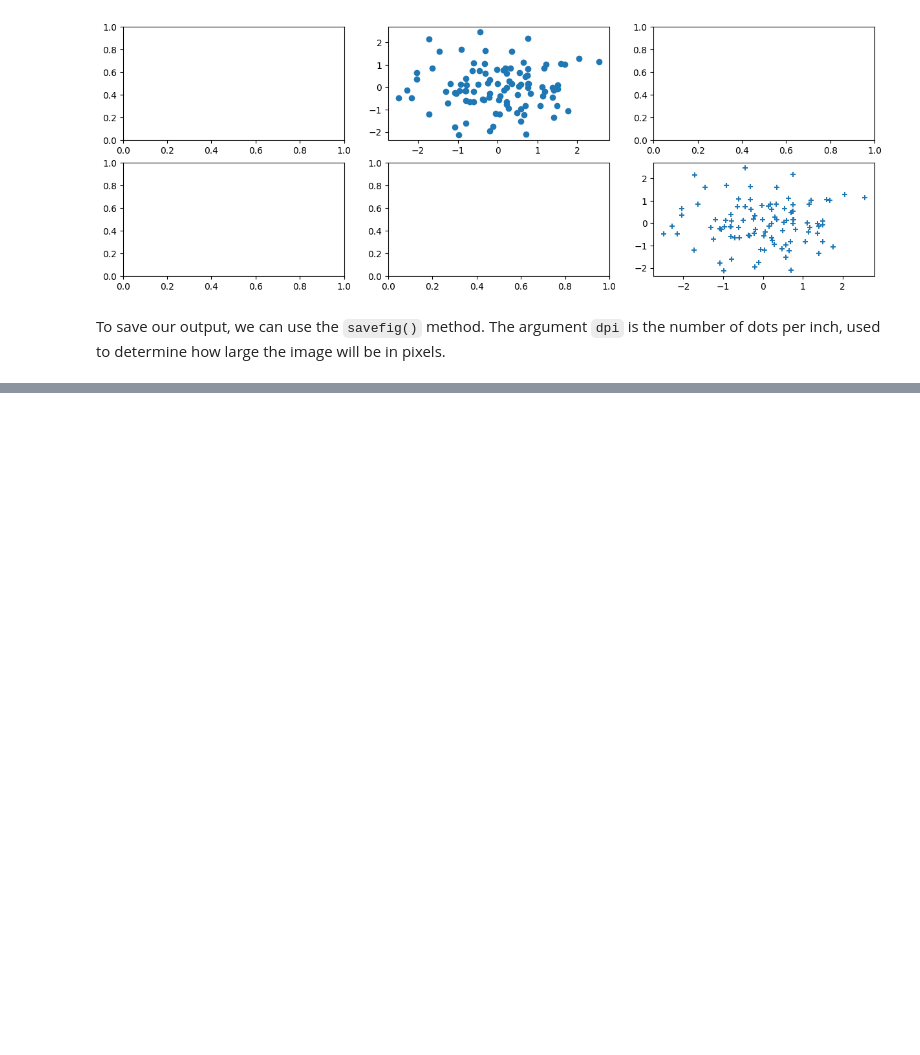
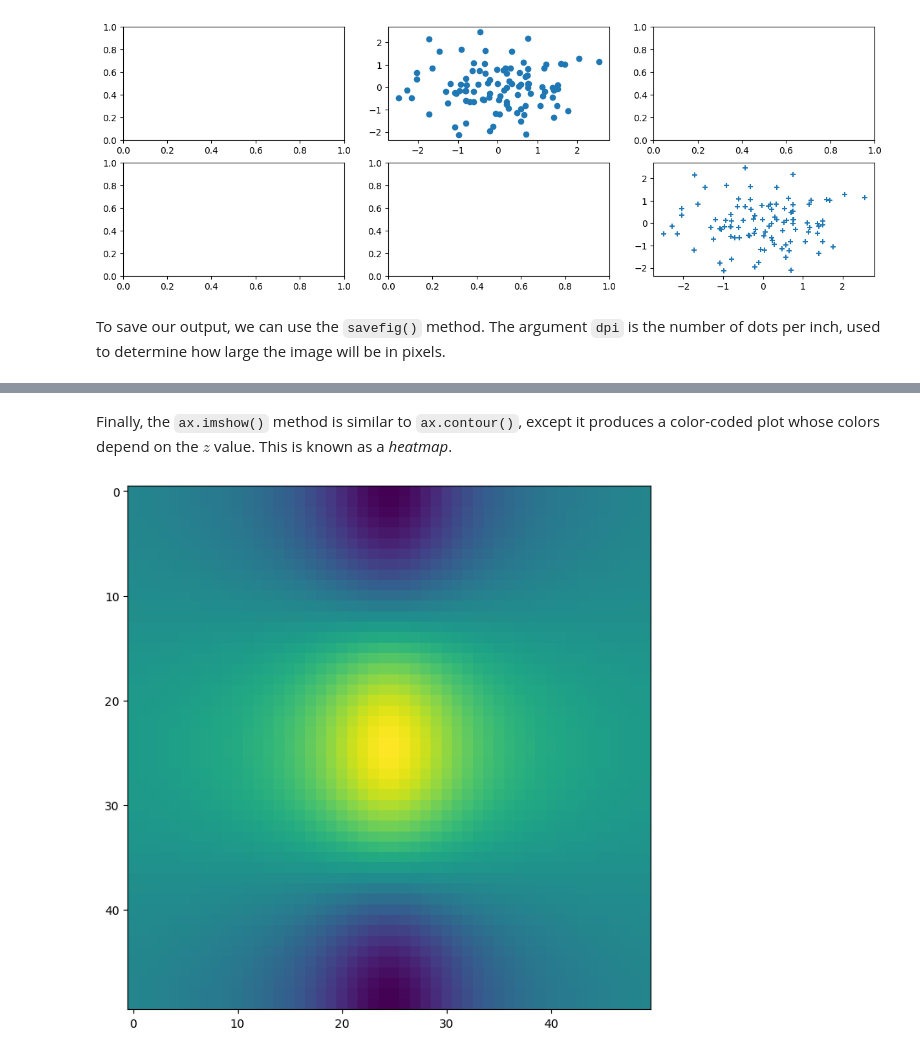
Before and after one commit to justingroves/ISLP, a Jupyter notebook: Jupyter Labs/Chapter 2 Statistical Learning/2.3 Introduction to Python.ipynb, the cells around one changed output, grey strips where cells are left out. Drawn from its saved outputs; the diff is of its cells as text; code cells hidden in the pictures; blank space fills up the shorter version.

```diff
--- a/Jupyter Labs/Chapter 2 Statistical Learning/2.3 Introduction to Python.ipynb
+++ b/Jupyter Labs/Chapter 2 Statistical Learning/2.3 Introduction to Python.ipynb
@@ -480,0 +534,7 @@ fig.savefig("Figure.pdf", dpi=200)
+# %% [markdown]
+Finally, the `ax.imshow()` method is similar to `ax.contour()`, except it produces a color-coded plot whose colors depend on the $z$ value. This is known as a *heatmap*.
+# %%
+fig, ax = subplots(figsize=(8,8))
+ax.imshow(f);
+# %% [output]
+[figure, added]
```
Also changed, not shown: parts of 10 cells of this notebook, 2 other files.
